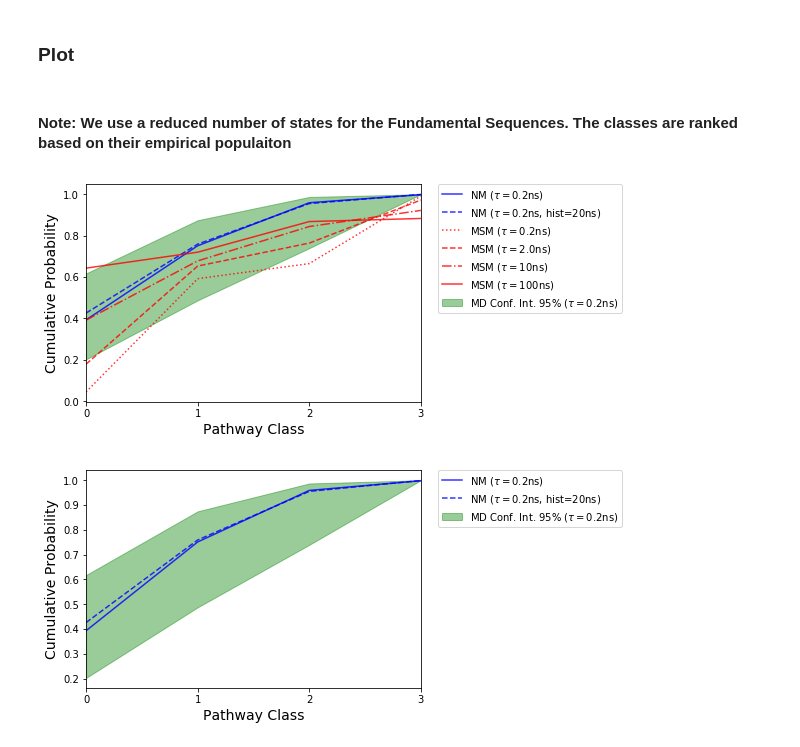
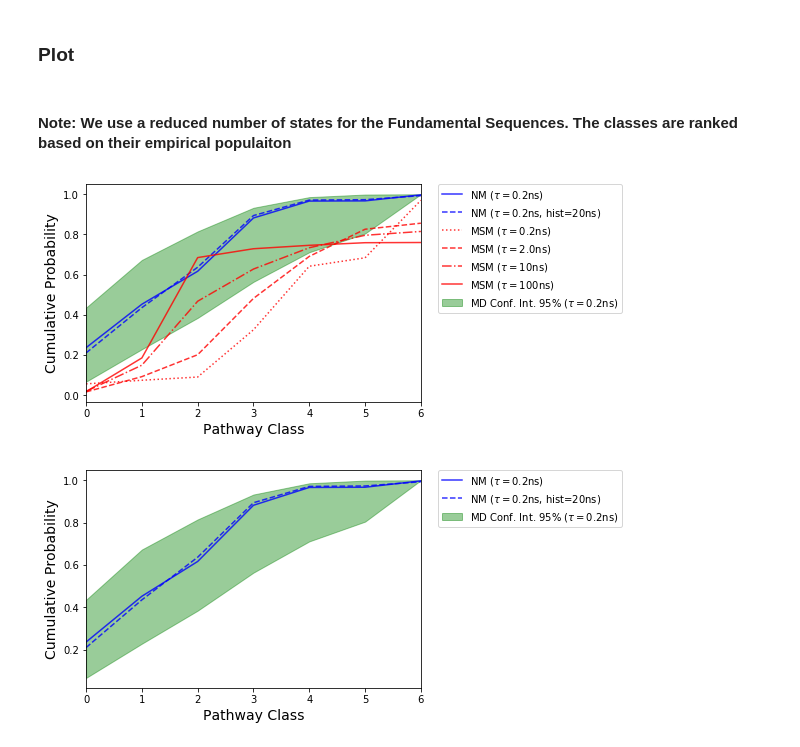
Before and after one commit to choderalab/msm-mfpt, a Jupyter notebook: models/Villin_FS_after_clustering.ipynb, the cells around one changed output. Saved outputs shown, nothing was run; the diff lists cells and outputs as text; code cells hidden in the pictures.

```diff
--- a/models/Villin_FS_after_clustering.ipynb
+++ b/models/Villin_FS_after_clustering.ipynb
@@ -291,7 +291,7 @@ t_cut: 188.40ns, t_min: 221.68ns, t_max: 1.49e+03ns, tAB: 801.70ns
 # %%
 dt = 0.0002 # in micro-sec
 
-pick = 4
+pick = 3
 
 macrostates = biggest_clusters_indexes(big_clusters_list[pick], n_pick=2)
 
@@ -421,34 +421,34 @@ plt.plot(x, cdf(mcFSweights_temp), '--',label = r'NM ($\tau=0.2$ns, hist=20ns)',
 
 plt.plot(x, cdf(msmFSweights_temp),':', label = r'MSM ($\tau=0.2$ns)', color='red', alpha=alpha)
 plt.plot(x, cdf(msmFSweights_temp_10),'--', label = r'MSM ($\tau=2.0$ns)', color='red', alpha=alpha)
 plt.plot(x, cdf(msmFSweights_temp_50),'-.', label = r'MSM ($\tau=10$ns)', color='red', alpha=alpha)
 plt.plot(x, cdf(msmFSweights_temp_500),'-', label = r'MSM ($\tau=100$ns)', color='red', alpha=alpha)
 
 
 plt.xticks([i for i in range(0,2*len(mdFS),1)])
-plt.xlim([0,3])
+plt.xlim([0,6])
 #plt.ylim([0.0,1])
 plt.xlabel('Pathway Class', fontsize=14)
 plt.ylabel('Cumulative Probability', fontsize=14)
 
 plt.legend(bbox_to_anchor=(1.05, 1), loc=2, borderaxespad=0.)
 plt.show()
 
 # Without MSM
 plt.fill_between(x, mdmin, mdmax, color='green', alpha=0.4, label=r'MD Conf. Int. 95% ($\tau=0.2$ns)')
 plt.plot(x, cdf(nmFSweights_temp), label = r'NM ($\tau=0.2$ns)', color='blue', alpha=alpha)
 plt.plot(x, cdf(mcFSweights_temp), '--',label = r'NM ($\tau=0.2$ns, hist=20ns)', color='blue', alpha=alpha)
 
 
 plt.xticks([i for i in range(0,2*len(mdFS),1)])
-plt.xlim([0,3])
+plt.xlim([0,6])
 #plt.ylim([0.0,1])
 plt.xlabel('Pathway Class', fontsize=14)
 plt.ylabel('Cumulative Probability', fontsize=14)
 
 plt.legend(bbox_to_anchor=(1.05, 1), loc=2, borderaxespad=0.)
 plt.show()
 # %% [output]
 #### Note: We use a reduced number of states for the Fundamental Sequences. The classes are ranked based on their empirical populaiton
-[figure, old version]
+[figure, new version]
-[figure, old version]
+[figure, new version]
```
Also changed, not shown: parts of 5 cells of this notebook, 1 other file.
